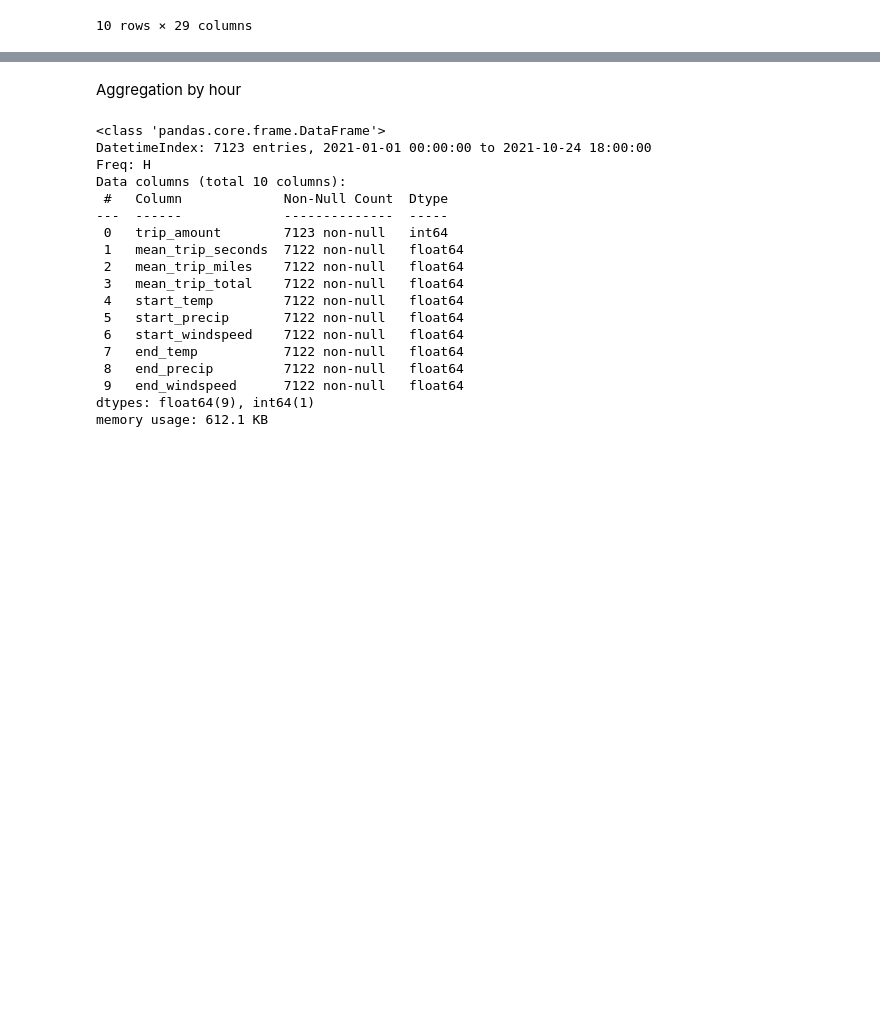
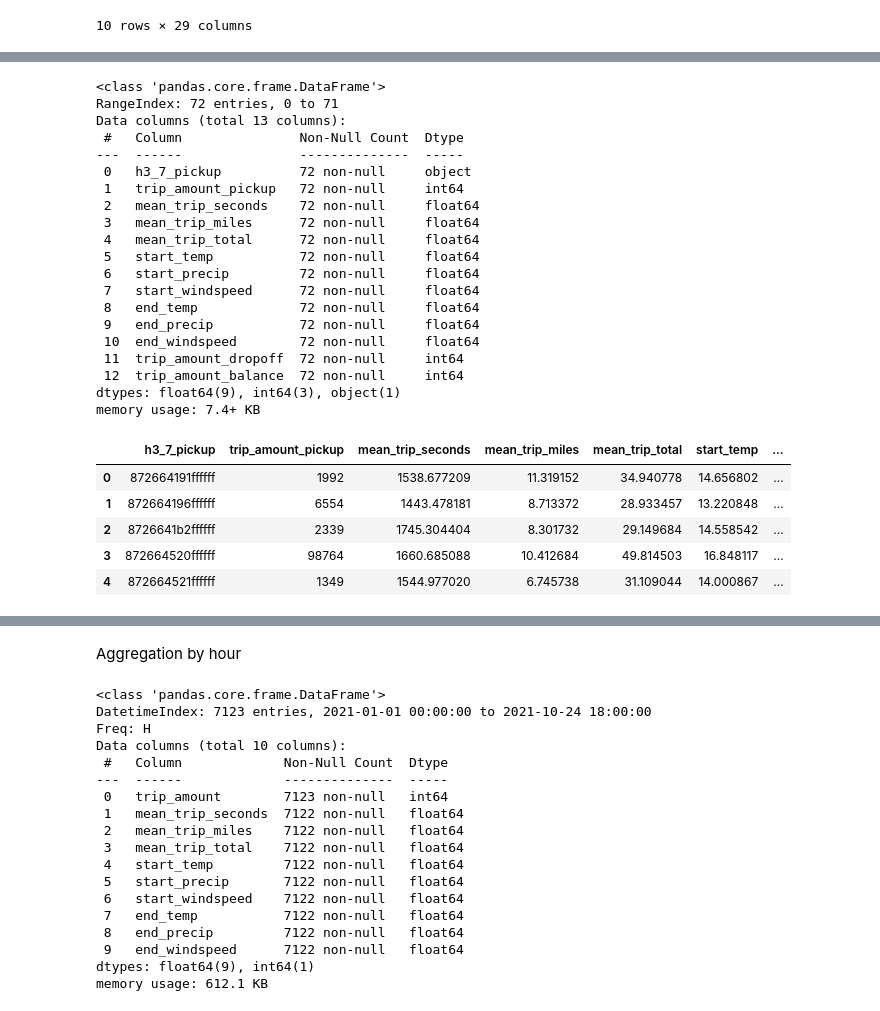
Before and after one commit to DominikH33/AAA-2023, a Jupyter notebook: 1_data_preperation.ipynb, the cells around one changed output, grey strips where cells are left out. Drawn from its saved outputs; the diff is of its cells as text; code cells hidden in the pictures; blank space fills up the shorter version.

```diff
--- a/1_data_preperation.ipynb
+++ b/1_data_preperation.ipynb
@@ -430,0 +561,31 @@ taxi.to_csv(f"{file_path}taxi_processed.csv", index=False)
+# %%
+taxi_by_h3_7 = create_geographical_aggregation("h3_7_pickup", "h3_7_dropoff")
+taxi_by_h3_7.info()
+taxi_by_h3_7.head(5)
+# %% [output]
+<class 'pandas.core.frame.DataFrame'>
+RangeIndex: 72 entries, 0 to 71
+Data columns (total 13 columns):
+ #   Column               Non-Null Count  Dtype
+---  ------               --------------  -----
+ 0   h3_7_pickup          72 non-null     object
+ 1   trip_amount_pickup   72 non-null     int64
+ 2   mean_trip_seconds    72 non-null     float64
+ 3   mean_trip_miles      72 non-null     float64
+ 4   mean_trip_total      72 non-null     float64
+ 5   start_temp           72 non-null     float64
+ 6   start_precip         72 non-null     float64
+ 7   start_windspeed      72 non-null     float64
+ 8   end_temp             72 non-null     float64
+ 9   end_precip           72 non-null     float64
+ 10  end_windspeed        72 non-null     float64
+ 11  trip_amount_dropoff  72 non-null     int64
+ 12  trip_amount_balance  72 non-null     int64
+dtypes: float64(9), int64(3), object(1)
+memory usage: 7.4+ KB
+|  | h3_7_pickup | trip_amount_pickup | mean_trip_seconds | mean_trip_miles | mean_trip_total | start_temp | ... |
+| 0 | 872664191ffffff | 1992 | 1538.677209 | 11.319152 | 34.940778 | 14.656802 | ... |
+| 1 | 872664196ffffff | 6554 | 1443.478181 | 8.713372 | 28.933457 | 13.220848 | ... |
+| 2 | 8726641b2ffffff | 2339 | 1745.304404 | 8.301732 | 29.149684 | 14.558542 | ... |
+| 3 | 872664520ffffff | 98764 | 1660.685088 | 10.412684 | 49.814503 | 16.848117 | ... |
+| 4 | 872664521ffffff | 1349 | 1544.977020 | 6.745738 | 31.109044 | 14.000867 | ... |
```
Also changed, not shown: parts of 19 cells of this notebook.
